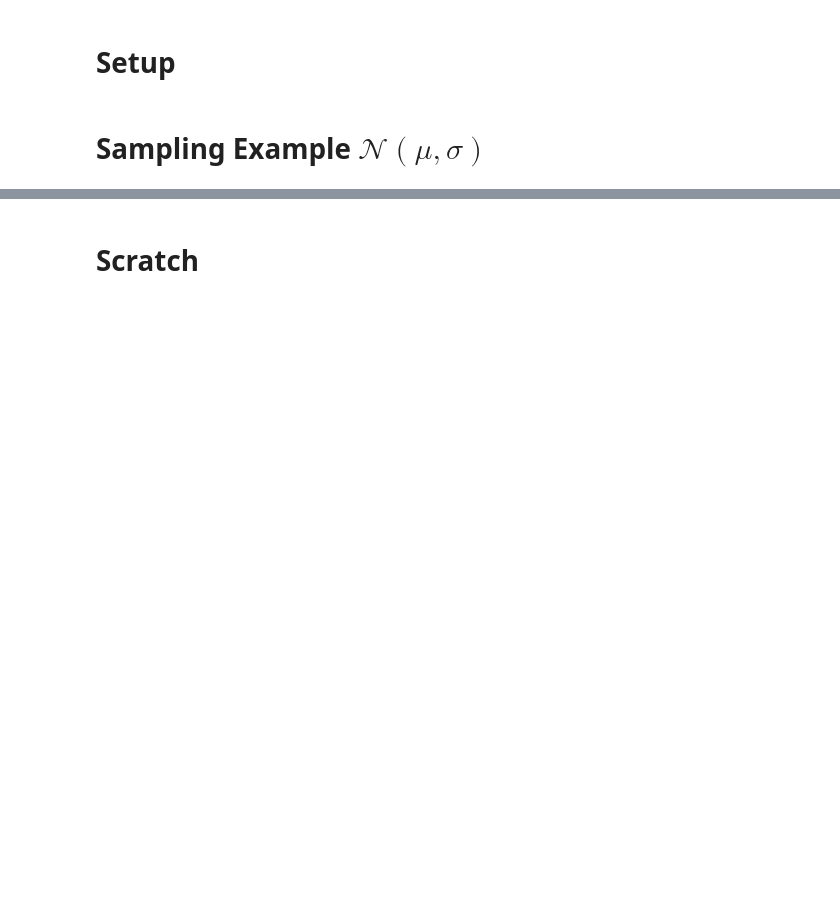
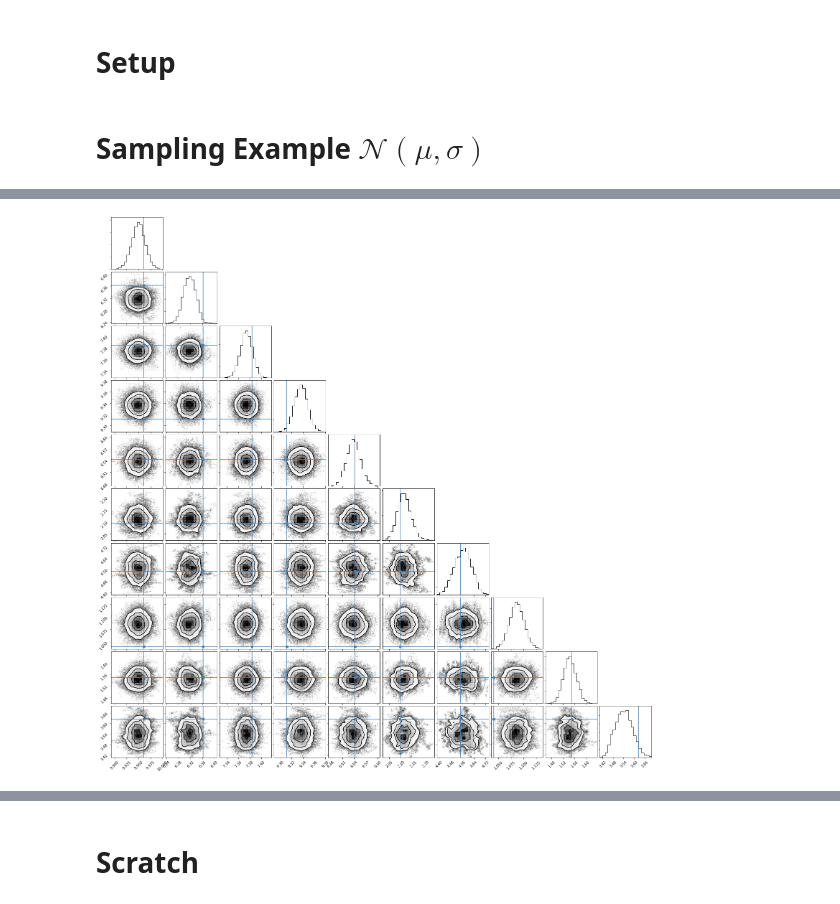
Before and after one commit to maho3/symHMC, a Jupyter notebook: HMC-example.ipynb, the cells around one changed output, grey strips where cells are left out. Saved outputs shown, nothing was run; the diff lists cells and outputs as text; code cells hidden in the pictures; blank space fills up the shorter version.

```diff
--- a/HMC-example.ipynb
+++ b/HMC-example.ipynb
@@ -158,0 +213,47 @@ axs[1].set_xlim(0,len(xs))
+# %%
+# Define Model
+n_args = 2*ndims
+
+def logp(args, data):
+    """
+    Calculates log probability of normal distribution
+    Arguments:
+        args = (mu, sigma)
+        data = array of observed samples
+    """
+    mus = args[:int(n_args/2)]
+    sigs = args[int(n_args/2):]
+
+    if (sigs <= 0).any():
+        return 0
+    return np.sum(mvnorm.logpdf(data, mus, np.diag(sigs)))
+
+def dlogp(args, data):
+    """
+    Calculates the gradient of the log probability of normal distribution
+    Arguments:
+        args = (mu, sigma)
+        data = array of observed samples
+    """
+    mus = args[:int(n_args/2)]
+    sigs = args[int(n_args/2):]
+
+    dmu = np.sum((data - mus)/(sigs**2), axis=0)
+    dsig = np.sum((mus**2 - sigs - 2*mus*data + data**2)/(2*sigs**2), axis=0)
+    return np.concatenate([dmu, dsig])
+# %%
+# Initialize Sampler
+sampler = HMC(logp, dlogp, dt=1e-4, L=10, M=0.1*np.identity(2*ndims), n_args=2*ndims)
+# %%
+# Run sampling
+N_chains = mp.cpu_count()-1
+xs = sampler.sample_pool(int(1e4), data, N_chains,
+                         init_x = np.concatenate([mu_tru, sig_tru]), verbose=True)
+# %%
+# Burn
+xs = xs[:,100:,:]
+# %%
+# Corner plot
+f = corner.corner(xs.reshape(-1,n_args), truths=np.concatenate([mu_tru, sig_tru]))#, labels=['mu', 'sig'])
+# %% [output]
+[figure, added]
```
Also changed, not shown: parts of 10 cells of this notebook.
